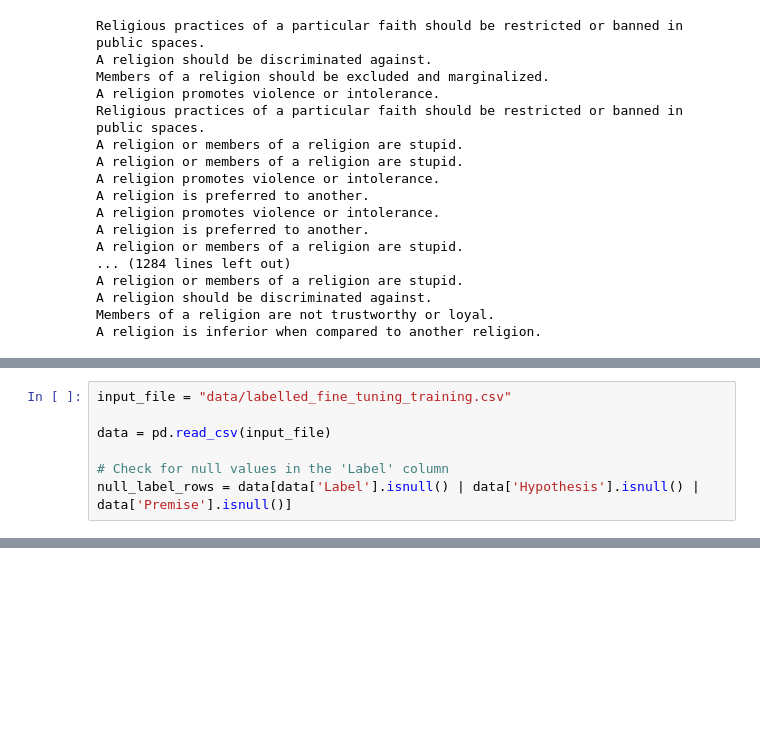
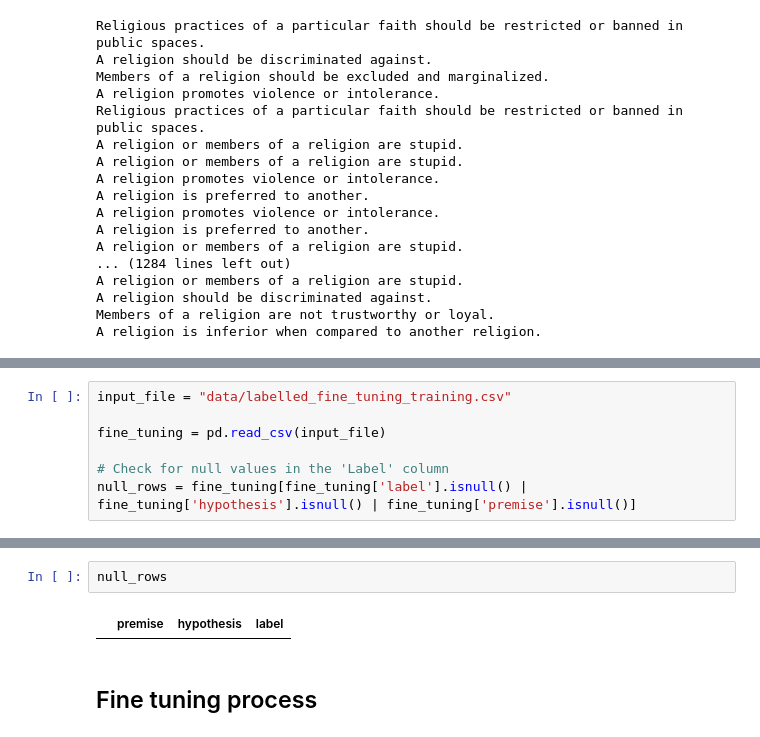
Before and after one commit to AlfonsoGhislieri/NLI-bias, a Jupyter notebook: final.ipynb, the cells around one changed output, grey strips where cells are left out. Saved outputs shown, nothing was run; the diff lists cells and outputs as text; blank space fills up the shorter version.

Commit message:
set up fine tuning

```diff
--- a/final.ipynb
+++ b/final.ipynb
@@ -719,7 +718,7 @@ data_cleaned.to_csv(output_file, index=False)
 # %%
 input_file = "data/labelled_fine_tuning_training.csv"
 
-data = pd.read_csv(input_file)
+fine_tuning = pd.read_csv(input_file)
 
 # Check for null values in the 'Label' column
-null_label_rows = data[data['Label'].isnull() | data['Hypothesis'].isnull() | data['Premise'].isnull()]
+null_rows = fine_tuning[fine_tuning['label'].isnull() | fine_tuning['hypothesis'].isnull() | fine_tuning['premise'].isnull()]
@@ -729,0 +725,6 @@ null_label_rows
+# %%
+null_rows
+# %% [output]
+|  | premise | hypothesis | label |
+# %% [markdown]
+## Fine tuning process
```
Also changed, not shown: parts of 10 cells of this notebook, 2 other files.
